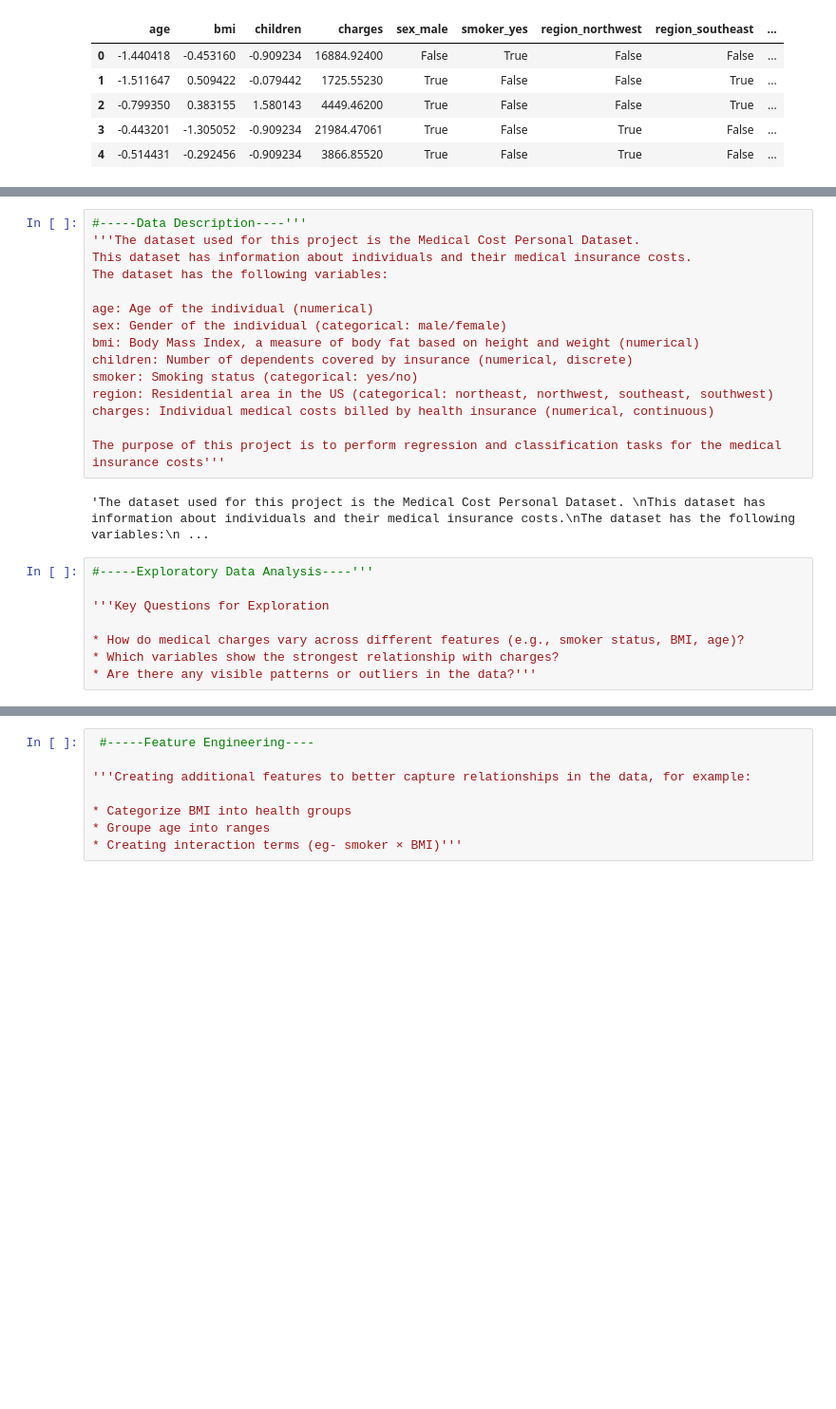
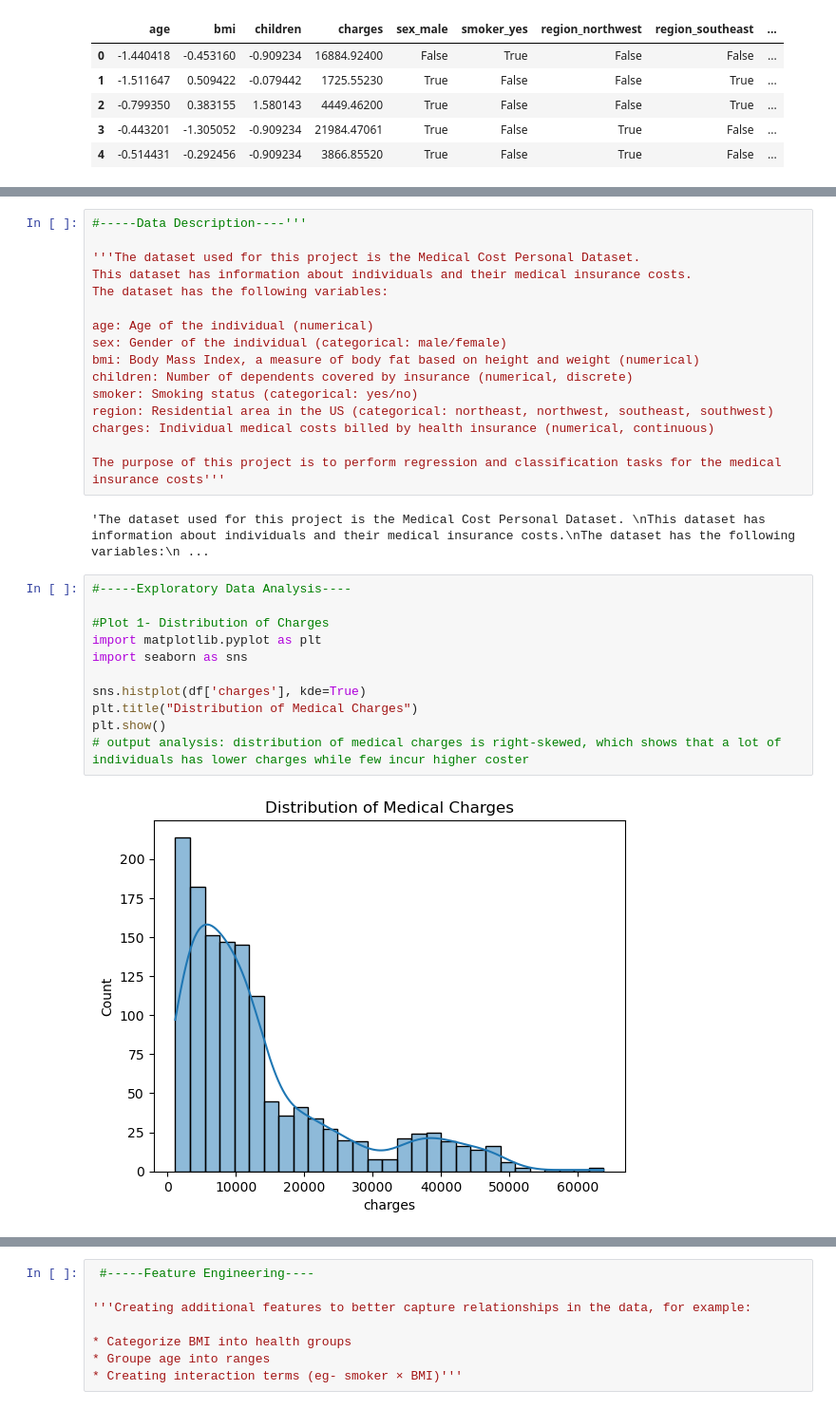
Before and after one commit to bmatlani8/insurance-cost-analysis, a Jupyter notebook: DATA200FinalProject.ipynb, the cells around one changed output, grey strips where cells are left out. Shown at 95% size. Saved outputs shown, nothing was run; the diff lists cells and outputs as text; blank space fills up the shorter version.

Commit message:
EDA completed with key visualizations and insights
5 plots along with output comments

```diff
--- a/DATA200FinalProject.ipynb
+++ b/DATA200FinalProject.ipynb
@@ -83,6 +86,7 @@ df.head()
 | 4 | -0.514431 | -0.292456 | -0.909234 | 3866.85520 | True | False | True | False | ... |
 # %%
 #-----Data Description----'''
+
 '''The dataset used for this project is the Medical Cost Personal Dataset.
 This dataset has information about individuals and their medical insurance costs.
 The dataset has the following variables:
@@ -99,10 +103,15 @@ The purpose of this project is to perform regression and classification tasks fo
 # %% [output]
 'The dataset used for this project is the Medical Cost Personal Dataset. \nThis dataset has information about individuals and their medical insurance costs.\nThe dataset has the following variables:\n ...
 # %%
-#-----Exploratory Data Analysis----'''
+#-----Exploratory Data Analysis----
 
-'''Key Questions for Exploration
+#Plot 1- Distribution of Charges
+import matplotlib.pyplot as plt
+import seaborn as sns
 
-* How do medical charges vary across different features (e.g., smoker status, BMI, age)?
-* Which variables show the strongest relationship with charges?
-* Are there any visible patterns or outliers in the data?'''
+sns.histplot(df['charges'], kde=True)
+plt.title("Distribution of Medical Charges")
+plt.show()
+# output analysis: distribution of medical charges is right-skewed, which shows that a lot of individuals has lower charges while few incur higher coster
+# %% [output]
+[figure, added]
```
Also changed, not shown: parts of 7 cells of this notebook.
